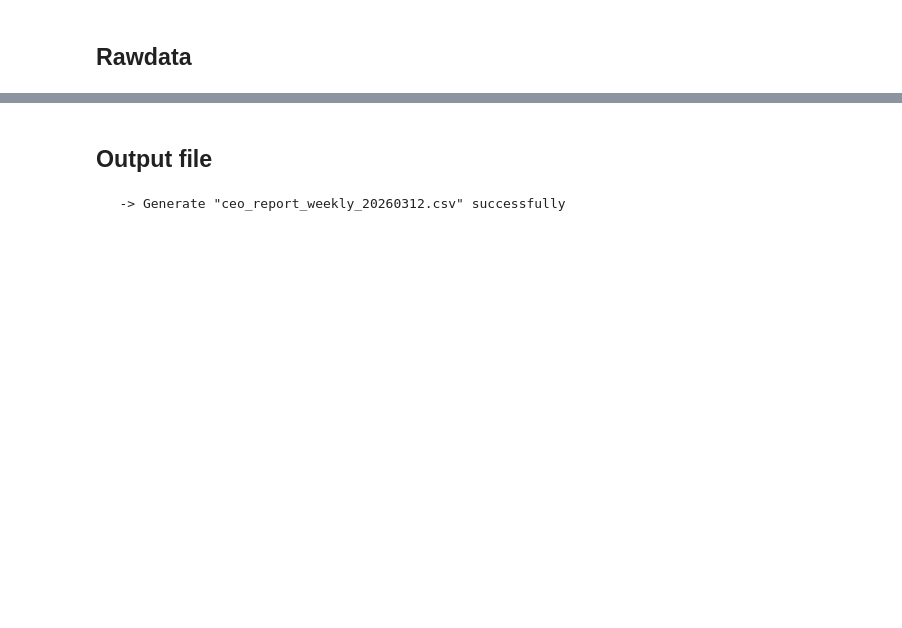
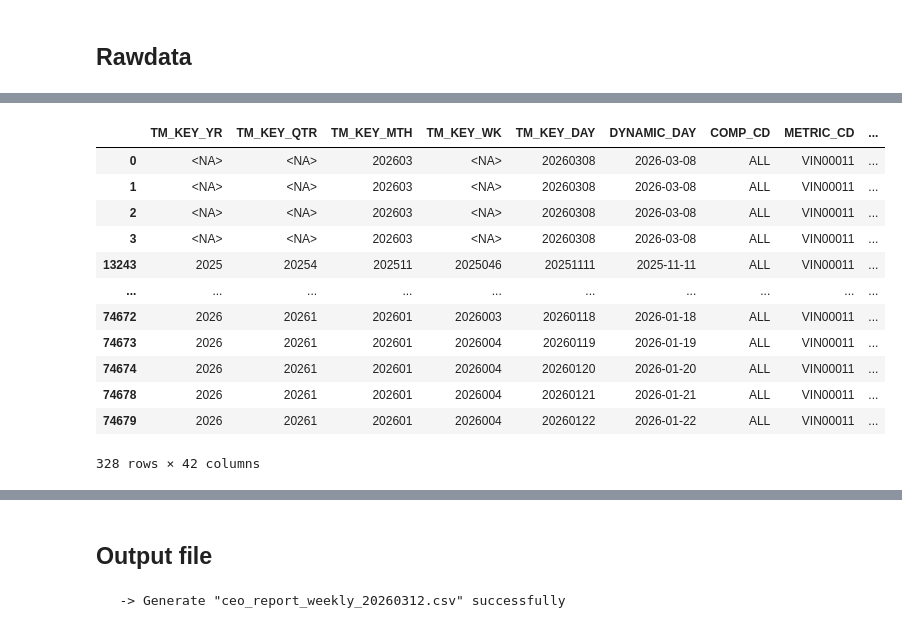
Before and after one commit to ruzlim/Jupyter, a Jupyter notebook: ETL/Analysis/CEO Report Weekly.ipynb, the cells around one changed output, grey strips where cells are left out. Cells and saved outputs as stored; diff of their text form; code cells hidden in the pictures; blank space fills up the shorter version.

```diff
--- a/ETL/Analysis/CEO Report Weekly.ipynb
+++ b/ETL/Analysis/CEO Report Weekly.ipynb
@@ -419,4 +419,21 @@ rawdata_df.head()
 5 rows × 42 columns
+# %%
+sample_df = rawdata_df.query(" METRIC_CD == 'VIN00011' and AREA_TYPE == 'Z' ").copy()
+sample_df
+# %% [output]
+|  | TM_KEY_YR | TM_KEY_QTR | TM_KEY_MTH | TM_KEY_WK | TM_KEY_DAY | DYNAMIC_DAY | COMP_CD | METRIC_CD | ... |
+| 0 | <NA> | <NA> | 202603 | <NA> | 20260308 | 2026-03-08 | ALL | VIN00011 | ... |
+| 1 | <NA> | <NA> | 202603 | <NA> | 20260308 | 2026-03-08 | ALL | VIN00011 | ... |
+| 2 | <NA> | <NA> | 202603 | <NA> | 20260308 | 2026-03-08 | ALL | VIN00011 | ... |
+| 3 | <NA> | <NA> | 202603 | <NA> | 20260308 | 2026-03-08 | ALL | VIN00011 | ... |
+| 13243 | 2025 | 20254 | 202511 | 2025046 | 20251111 | 2025-11-11 | ALL | VIN00011 | ... |
+| ... | ... | ... | ... | ... | ... | ... | ... | ... | ... |
+| 74672 | 2026 | 20261 | 202601 | 2026003 | 20260118 | 2026-01-18 | ALL | VIN00011 | ... |
+| 74673 | 2026 | 20261 | 202601 | 2026004 | 20260119 | 2026-01-19 | ALL | VIN00011 | ... |
+| 74674 | 2026 | 20261 | 202601 | 2026004 | 20260120 | 2026-01-20 | ALL | VIN00011 | ... |
+| 74678 | 2026 | 20261 | 202601 | 2026004 | 20260121 | 2026-01-21 | ALL | VIN00011 | ... |
+| 74679 | 2026 | 20261 | 202601 | 2026004 | 20260122 | 2026-01-22 | ALL | VIN00011 | ... |
+328 rows × 42 columns
 # %%
 rawdata_df.info()
 # %% [output]
```
Also changed, not shown: parts of 4 cells of this notebook.
